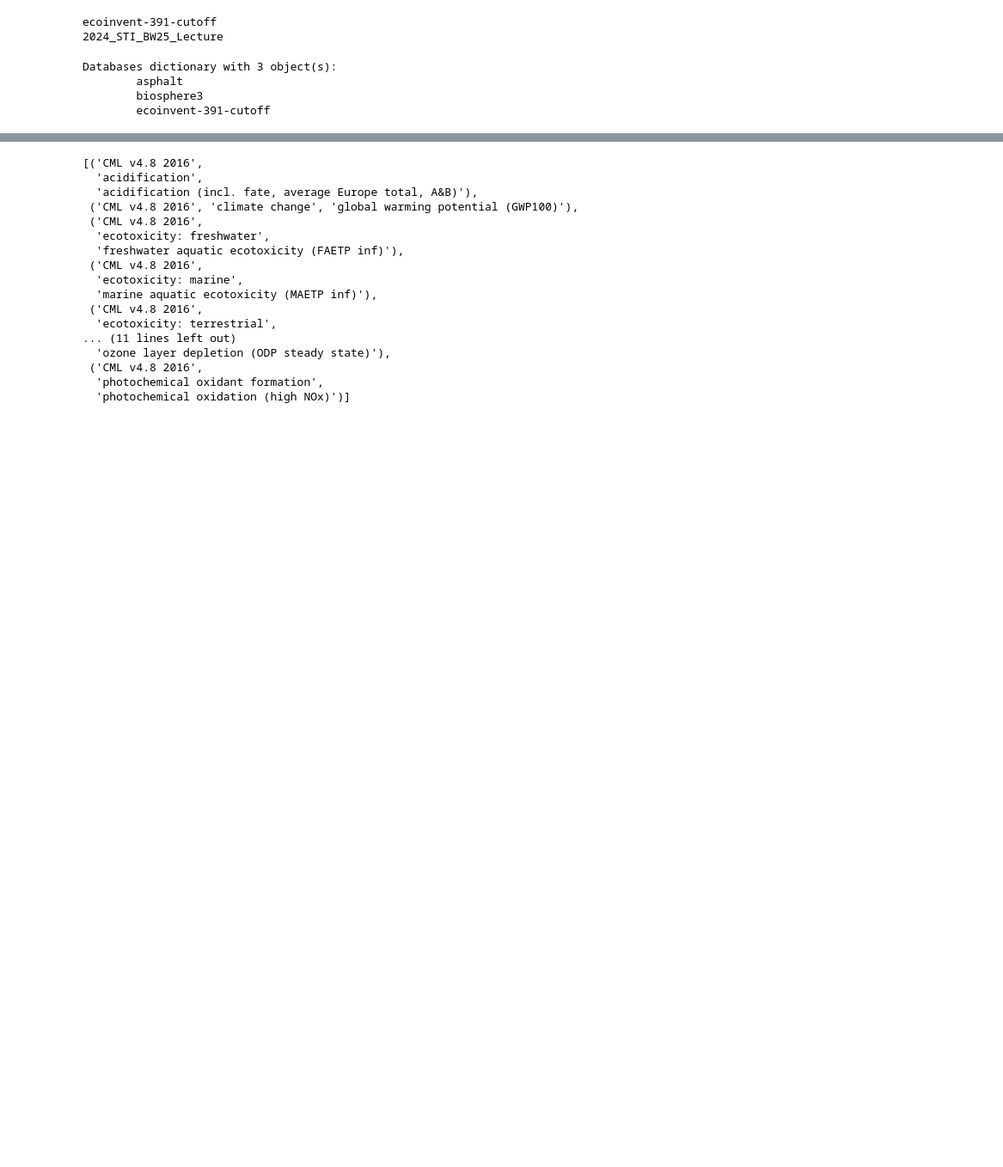
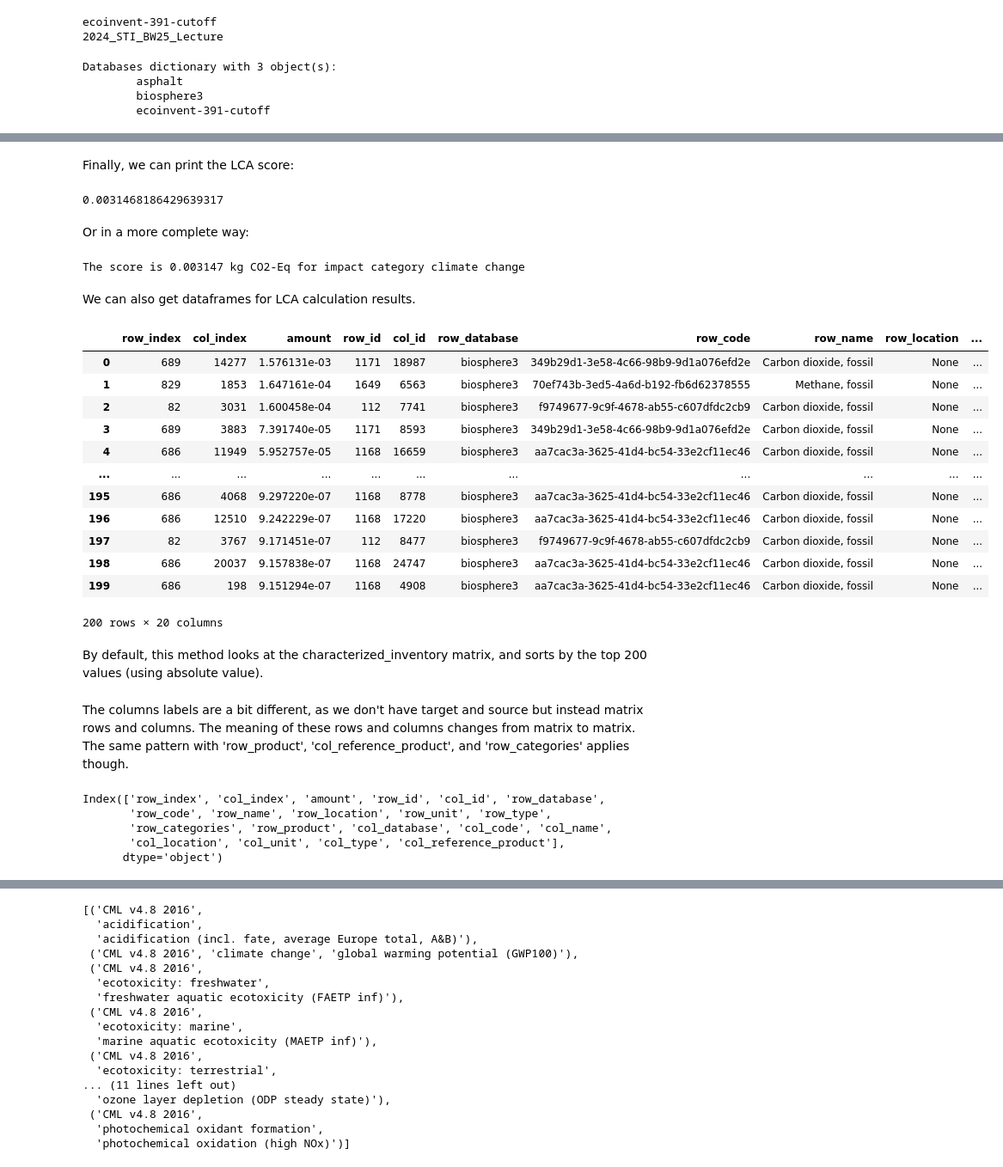
Before and after one commit to andreavargasf/SustainableTransportationInfra, a Jupyter notebook: 3_StaticLCA.ipynb, the cells around one changed output, grey strips where cells are left out. Shown at 86% size. Drawn from its saved outputs; the diff is of its cells as text; code cells hidden in the pictures; blank space fills up the shorter version.

```diff
--- a/3_StaticLCA.ipynb
+++ b/3_StaticLCA.ipynb
@@ -71,0 +72,5 @@ n this step we are going to select the LCIA method to be used for calculating th
+# %%
+#Select the activity we are interested in
+my_act = eidb.get('570143a9c955c81d5f8bc1e9bd8d22a1')
+print(my_act)
+my_act.get('reference product')
@@ -71,0 +104,3 @@ n this step we are going to select the LCIA method to be used for calculating th
+# %%
+functional_unit = {my_act: 1}
+functional_unit
@@ -71,0 +134,2 @@ n this step we are going to select the LCIA method to be used for calculating th
+# %%
+CC_method = ('CML v4.8 2016', 'climate change', 'global warming potential (GWP100)')
@@ -71,0 +140,2 @@ n this step we are going to select the LCIA method to be used for calculating th
+# %%
+myFirstLCA = bc.LCA(functional_unit, CC_method)
@@ -71,0 +147,45 @@ n this step we are going to select the LCIA method to be used for calculating th
+# %% [markdown]
+Finally, we can print the LCA score:
+# %%
+myFirstLCA.score
+# %% [output]
+0.0031468186429639317
+# %% [markdown]
+Or in a more complete way:
+# %%
+print("The score is {:f} {} for impact category {}".format(myFirstLCA.score,
+                                                 bd.methods.get(CC_method).get('unit'),
+                                                 CC_method[1]))
+# %% [output]
+The score is 0.003147 kg CO2-Eq for impact category climate change
+# %% [markdown]
+We can also get dataframes for LCA calculation results.
+# %%
+df = myFirstLCA.to_dataframe()
+df
+# %% [output]
+|  | row_index | col_index | amount | row_id | col_id | row_database | row_code | row_name | row_location | ... |
+| 0 | 689 | 14277 | 1.576131e-03 | 1171 | 18987 | biosphere3 | 349b29d1-3e58-4c66-98b9-9d1a076efd2e | Carbon dioxide, fossil | None | ... |
+| 1 | 829 | 1853 | 1.647161e-04 | 1649 | 6563 | biosphere3 | 70ef743b-3ed5-4a6d-b192-fb6d62378555 | Methane, fossil | None | ... |
+| 2 | 82 | 3031 | 1.600458e-04 | 112 | 7741 | biosphere3 | f9749677-9c9f-4678-ab55-c607dfdc2cb9 | Carbon dioxide, fossil | None | ... |
+| 3 | 689 | 3883 | 7.391740e-05 | 1171 | 8593 | biosphere3 | 349b29d1-3e58-4c66-98b9-9d1a076efd2e | Carbon dioxide, fossil | None | ... |
+| 4 | 686 | 11949 | 5.952757e-05 | 1168 | 16659 | biosphere3 | aa7cac3a-3625-41d4-bc54-33e2cf11ec46 | Carbon dioxide, fossil | None | ... |
+| ... | ... | ... | ... | ... | ... | ... | ... | ... | ... | ... |
+| 195 | 686 | 4068 | 9.297220e-07 | 1168 | 8778 | biosphere3 | aa7cac3a-3625-41d4-bc54-33e2cf11ec46 | Carbon dioxide, fossil | None | ... |
+| 196 | 686 | 12510 | 9.242229e-07 | 1168 | 17220 | biosphere3 | aa7cac3a-3625-41d4-bc54-33e2cf11ec46 | Carbon dioxide, fossil | None | ... |
+| 197 | 82 | 3767 | 9.171451e-07 | 112 | 8477 | biosphere3 | f9749677-9c9f-4678-ab55-c607dfdc2cb9 | Carbon dioxide, fossil | None | ... |
+| 198 | 686 | 20037 | 9.157838e-07 | 1168 | 24747 | biosphere3 | aa7cac3a-3625-41d4-bc54-33e2cf11ec46 | Carbon dioxide, fossil | None | ... |
+| 199 | 686 | 198 | 9.151294e-07 | 1168 | 4908 | biosphere3 | aa7cac3a-3625-41d4-bc54-33e2cf11ec46 | Carbon dioxide, fossil | None | ... |
+200 rows × 20 columns
+# %% [markdown]
+By default, this method looks at the characterized_inventory matrix, and sorts by the top 200 values (using absolute value).
+# %% [markdown]
+The columns labels are a bit different, as we don't have target and source but instead matrix rows and columns. The meaning of these rows and columns changes from matrix to matrix. The same pattern with 'row_product', 'col_reference_product', and 'row_categories' applies though.
+# %%
+df.columns
+# %% [output]
+Index(['row_index', 'col_index', 'amount', 'row_id', 'col_id', 'row_database',
+       'row_code', 'row_name', 'row_location', 'row_unit', 'row_type',
+       'row_categories', 'row_product', 'col_database', 'col_code', 'col_name',
+       'col_location', 'col_unit', 'col_type', 'col_reference_product'],
+      dtype='object')
```
Also changed, not shown: parts of 99 cells of this notebook, 5 other files.
